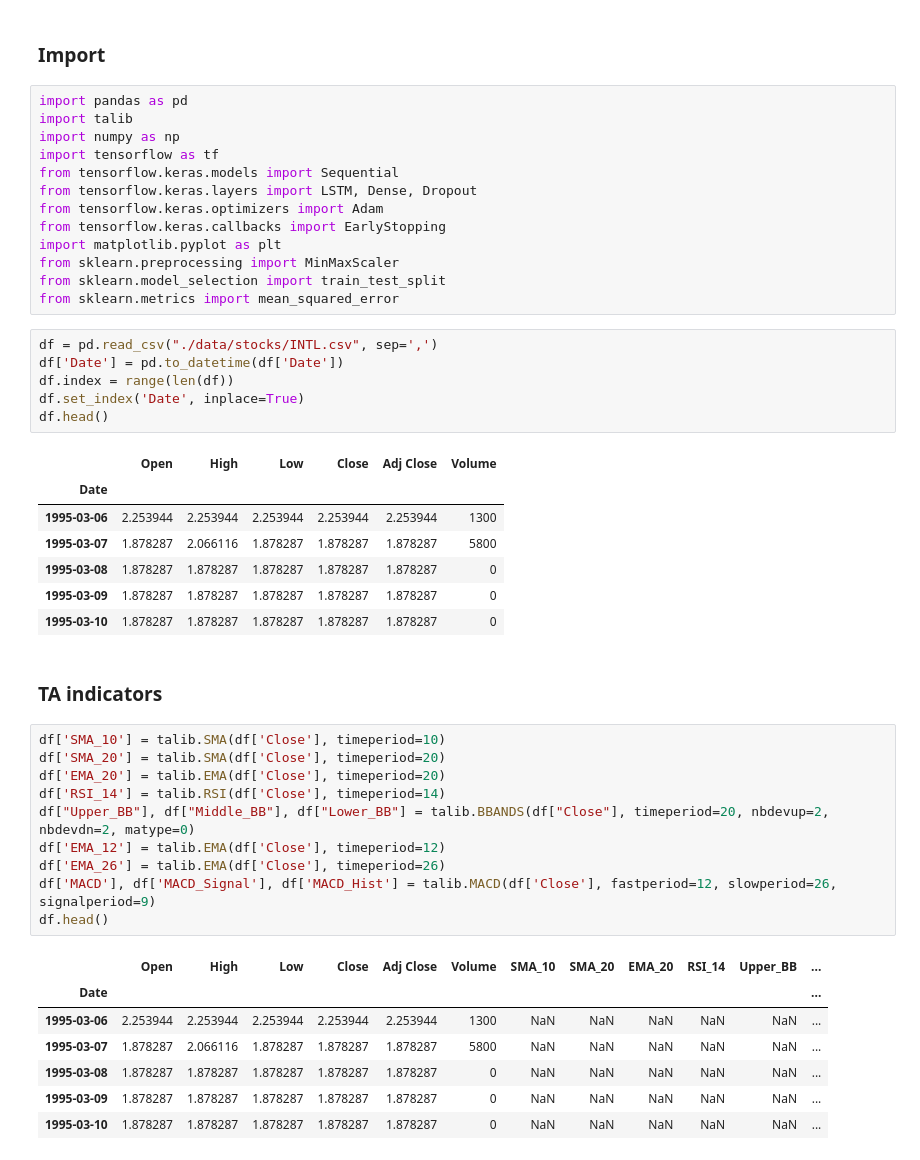
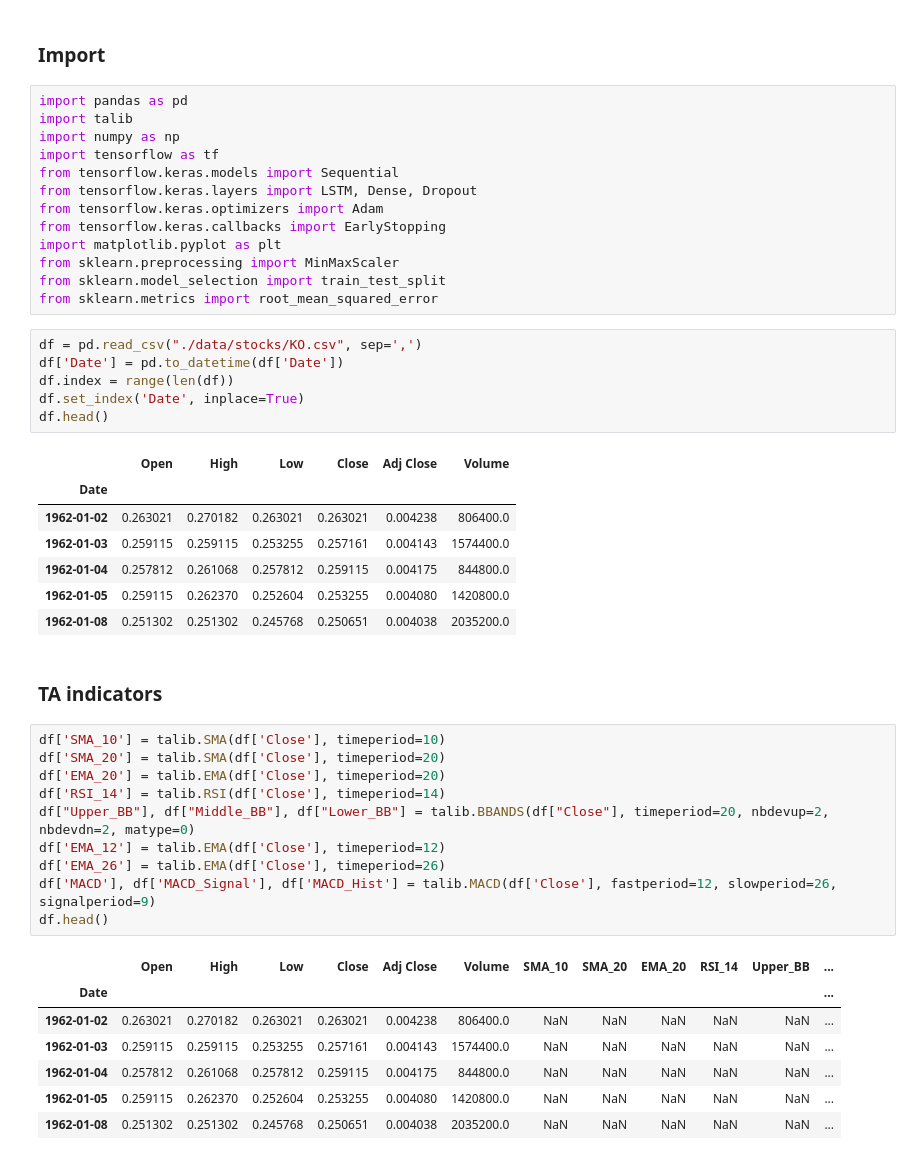
Before and after one commit to vuanhhuyhlqn/stock_predict_ML, a Jupyter notebook: lstm.ipynb, the cells around one changed output. Drawn from its saved outputs; the diff is of its cells as text.

```diff
--- a/lstm.ipynb
+++ b/lstm.ipynb
@@ -12,21 +12,21 @@ from tensorflow.keras.callbacks import EarlyStopping
 import matplotlib.pyplot as plt
 from sklearn.preprocessing import MinMaxScaler
 from sklearn.model_selection import train_test_split
-from sklearn.metrics import mean_squared_error
+from sklearn.metrics import root_mean_squared_error
 # %%
-df = pd.read_csv("./data/stocks/INTL.csv", sep=',')
+df = pd.read_csv("./data/stocks/KO.csv", sep=',')
 df['Date'] = pd.to_datetime(df['Date'])
 df.index = range(len(df))
 df.set_index('Date', inplace=True)
 df.head()
 # %% [output]
 |  | Open | High | Low | Close | Adj Close | Volume |
 | Date |  |  |  |  |  |  |
-| 1995-03-06 | 2.253944 | 2.253944 | 2.253944 | 2.253944 | 2.253944 | 1300 |
-| 1995-03-07 | 1.878287 | 2.066116 | 1.878287 | 1.878287 | 1.878287 | 5800 |
-| 1995-03-08 | 1.878287 | 1.878287 | 1.878287 | 1.878287 | 1.878287 | 0 |
-| 1995-03-09 | 1.878287 | 1.878287 | 1.878287 | 1.878287 | 1.878287 | 0 |
-| 1995-03-10 | 1.878287 | 1.878287 | 1.878287 | 1.878287 | 1.878287 | 0 |
+| 1962-01-02 | 0.263021 | 0.270182 | 0.263021 | 0.263021 | 0.004238 | 806400.0 |
+| 1962-01-03 | 0.259115 | 0.259115 | 0.253255 | 0.257161 | 0.004143 | 1574400.0 |
+| 1962-01-04 | 0.257812 | 0.261068 | 0.257812 | 0.259115 | 0.004175 | 844800.0 |
+| 1962-01-05 | 0.259115 | 0.262370 | 0.252604 | 0.253255 | 0.004080 | 1420800.0 |
+| 1962-01-08 | 0.251302 | 0.251302 | 0.245768 | 0.250651 | 0.004038 | 2035200.0 |
 # %% [markdown]
 ### TA indicators
 # %%
@@ -42,11 +42,11 @@ df.head()
 # %% [output]
 |  | Open | High | Low | Close | Adj Close | Volume | SMA_10 | SMA_20 | EMA_20 | RSI_14 | Upper_BB | ... |
 | Date |  |  |  |  |  |  |  |  |  |  |  | ... |
-| 1995-03-06 | 2.253944 | 2.253944 | 2.253944 | 2.253944 | 2.253944 | 1300 | NaN | NaN | NaN | NaN | NaN | ... |
-| 1995-03-07 | 1.878287 | 2.066116 | 1.878287 | 1.878287 | 1.878287 | 5800 | NaN | NaN | NaN | NaN | NaN | ... |
-| 1995-03-08 | 1.878287 | 1.878287 | 1.878287 | 1.878287 | 1.878287 | 0 | NaN | NaN | NaN | NaN | NaN | ... |
-| 1995-03-09 | 1.878287 | 1.878287 | 1.878287 | 1.878287 | 1.878287 | 0 | NaN | NaN | NaN | NaN | NaN | ... |
-| 1995-03-10 | 1.878287 | 1.878287 | 1.878287 | 1.878287 | 1.878287 | 0 | NaN | NaN | NaN | NaN | NaN | ... |
+| 1962-01-02 | 0.263021 | 0.270182 | 0.263021 | 0.263021 | 0.004238 | 806400.0 | NaN | NaN | NaN | NaN | NaN | ... |
+| 1962-01-03 | 0.259115 | 0.259115 | 0.253255 | 0.257161 | 0.004143 | 1574400.0 | NaN | NaN | NaN | NaN | NaN | ... |
+| 1962-01-04 | 0.257812 | 0.261068 | 0.257812 | 0.259115 | 0.004175 | 844800.0 | NaN | NaN | NaN | NaN | NaN | ... |
+| 1962-01-05 | 0.259115 | 0.262370 | 0.252604 | 0.253255 | 0.004080 | 1420800.0 | NaN | NaN | NaN | NaN | NaN | ... |
+| 1962-01-08 | 0.251302 | 0.251302 | 0.245768 | 0.250651 | 0.004038 | 2035200.0 | NaN | NaN | NaN | NaN | NaN | ... |
 # %%
 df.fillna(method='ffill', inplace=True)
 #df.dropna(inplace=True)
```
Also changed, not shown: parts of 9 cells of this notebook.
